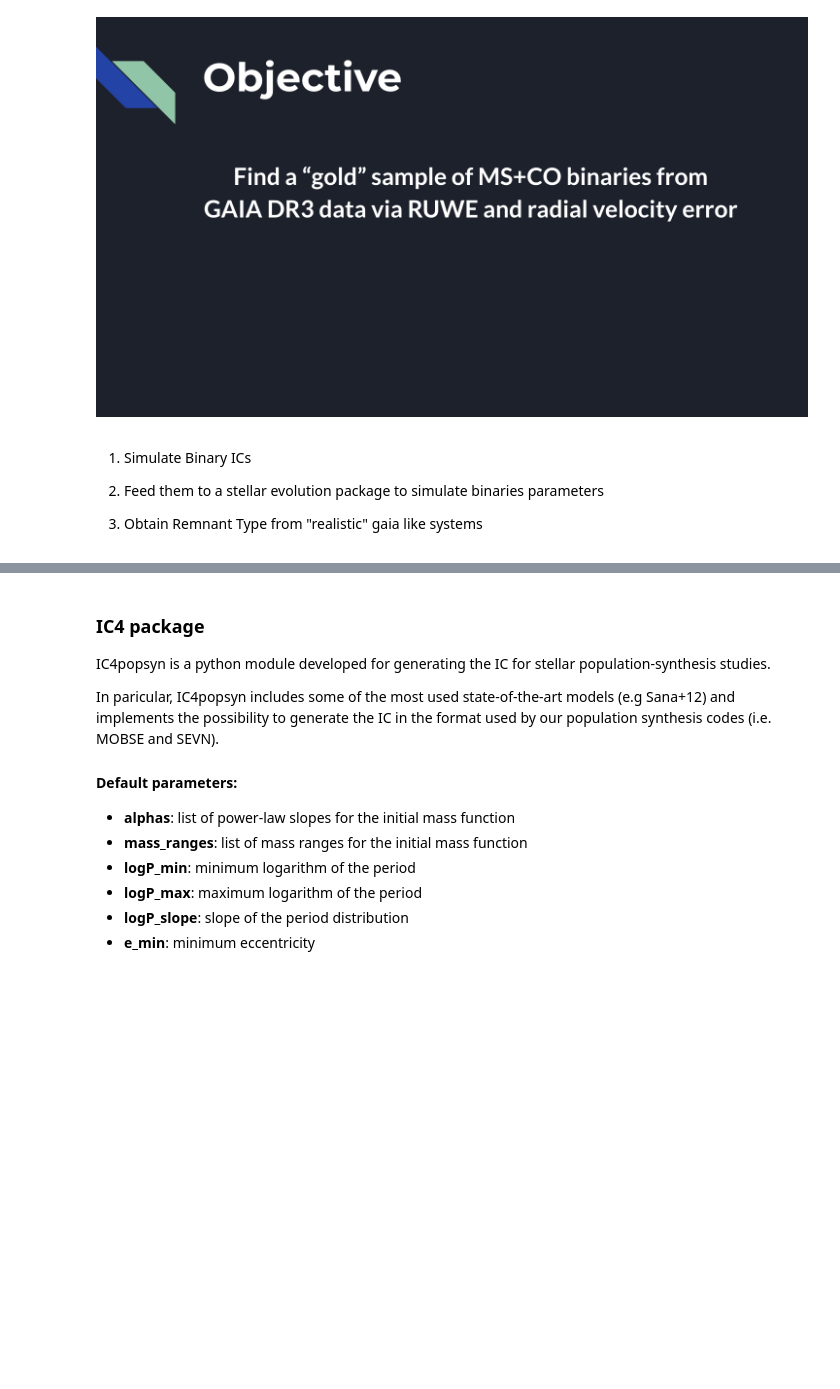
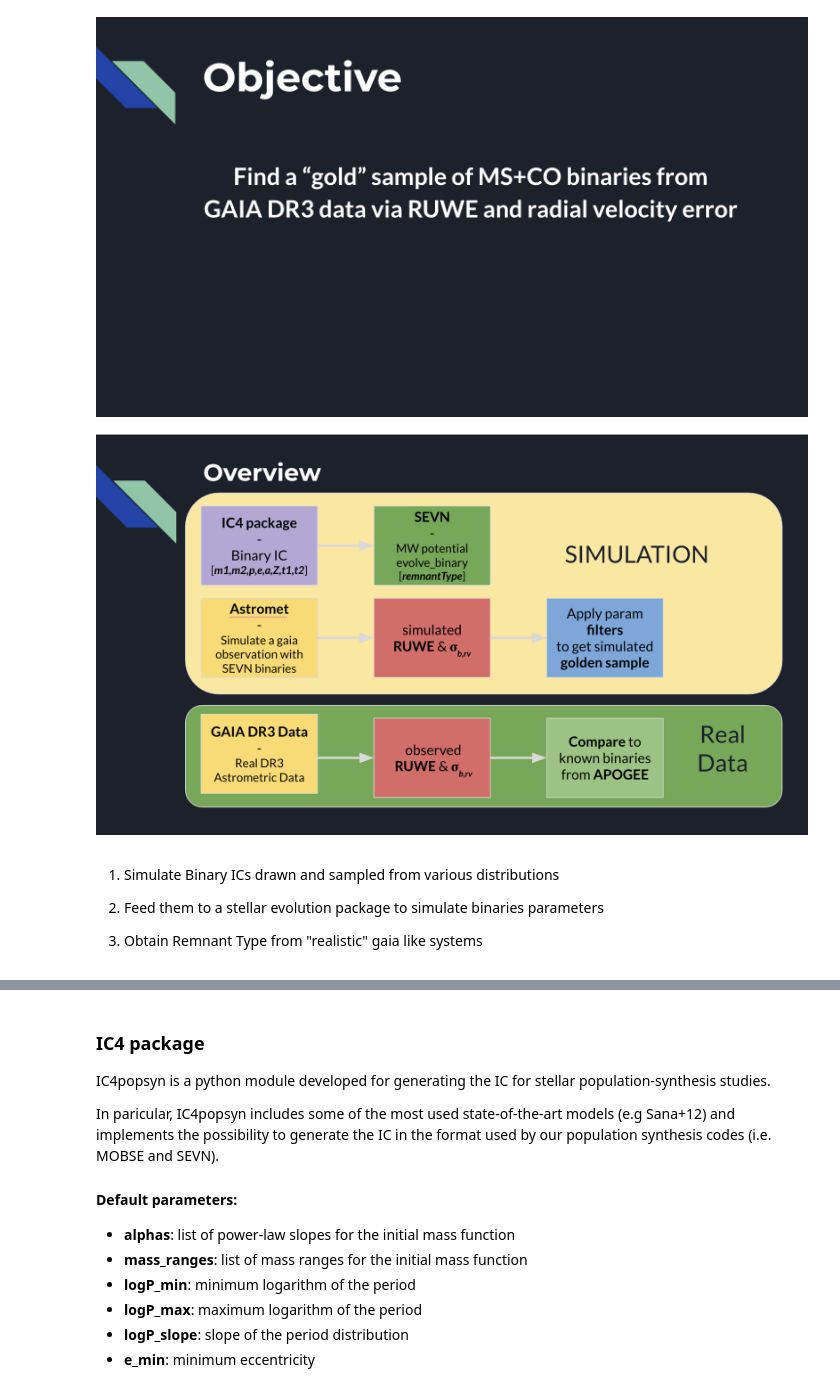
Before and after one commit to kostas-panagiotakis/thesis, a Jupyter notebook: read_IC_and_evolve.ipynb, the cells around one changed output, grey strips where cells are left out. Saved outputs shown, nothing was run; the diff lists cells and outputs as text; code cells hidden in the pictures; blank space fills up the shorter version.

```diff
--- a/read_IC_and_evolve.ipynb
+++ b/read_IC_and_evolve.ipynb
@@ -13,8 +11,14 @@ display(Image(filename=img_path, width=1000, height=800))  # Adjust width and he
 # %% [output]
 [figure]
 [figure]
+# %%
+# Display an image from a local file with specified size
+img_path = 'images/Overview.png'
+display(Image(filename=img_path, width=1000, height=800))  # Adjust width and height as needed
+# %% [output]
+[figure, added]
 # %% [markdown]
-1) Simulate Binary ICs
+1) Simulate Binary ICs drawn and sampled from various distributions
 
 2) Feed them to a stellar evolution package to simulate binaries parameters
 
```
Also changed, not shown: parts of 23 cells of this notebook, 1 other file.
